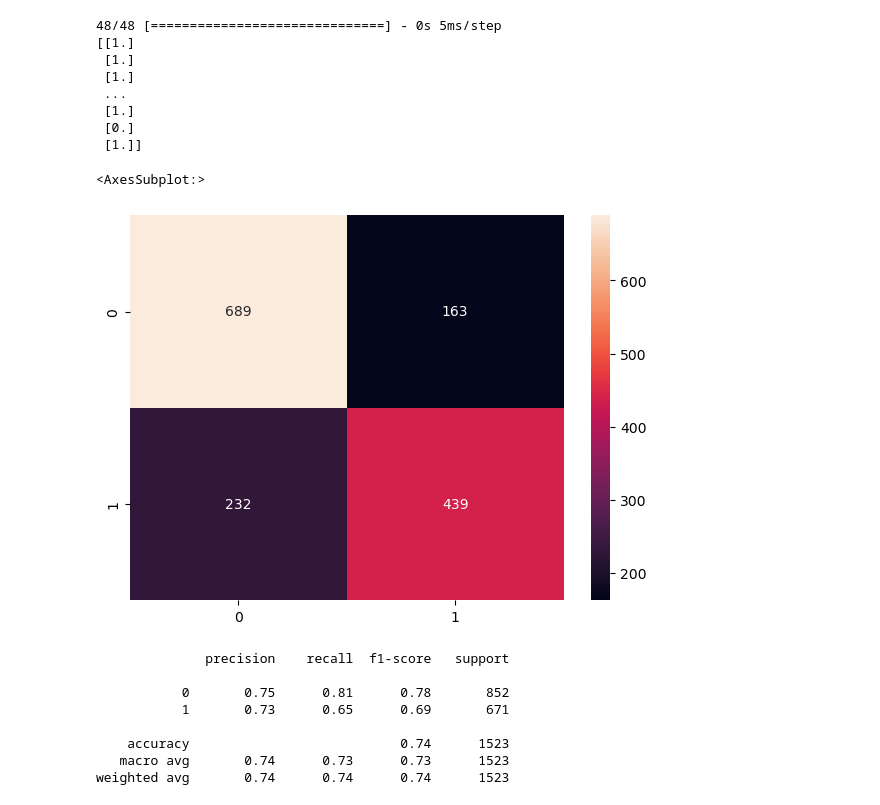
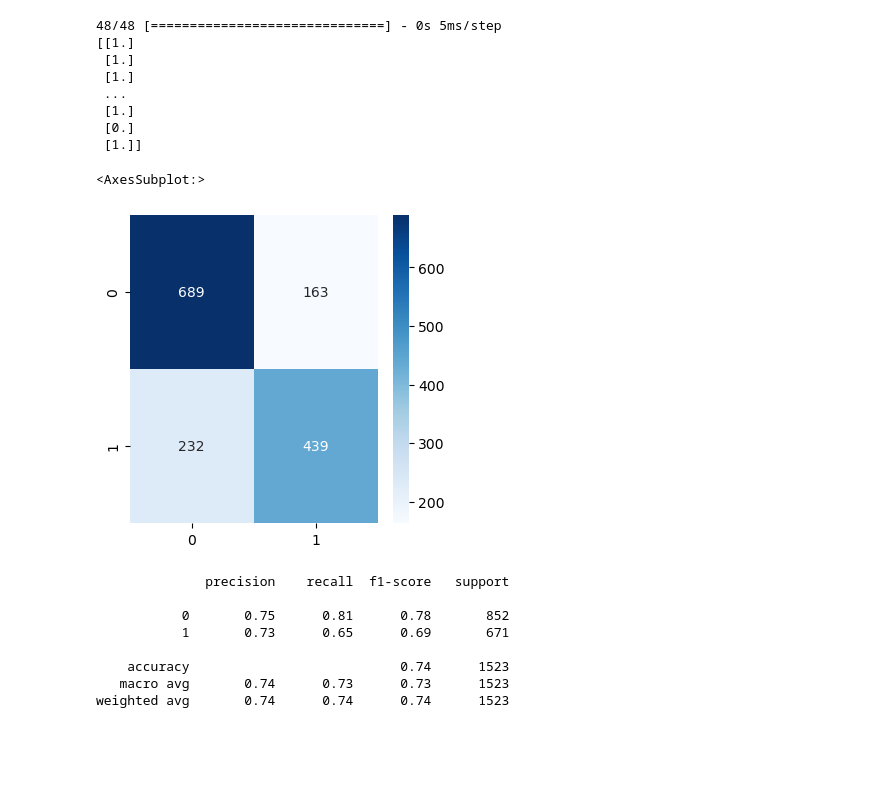
Before and after one commit to nagyszeru/DTSA-5511-NLP, a Jupyter notebook: uoc-nlp.ipynb, the cells around one changed output. Saved outputs shown, nothing was run; the diff lists cells and outputs as text; code cells hidden in the pictures; blank space fills up the shorter version.

```diff
--- a/uoc-nlp.ipynb
+++ b/uoc-nlp.ipynb
@@ -292,10 +273,10 @@ print(y_pred)
 # %%
 confuse = confusion_matrix(y_test,y_pred)
-plt.figure(figsize=(7, 5))
-sns.heatmap(confuse, annot=True, fmt='g')
+plt.figure(figsize=(4, 4))
+sns.heatmap(confuse, annot=True, fmt='g', cmap='Blues')
 # %% [output]
 <AxesSubplot:>
-[figure, old version]
+[figure, new version]
 # %%
 print(classification_report(y_test, y_pred))
 # %% [output]
```
Also changed, not shown: parts of 7 cells of this notebook.
